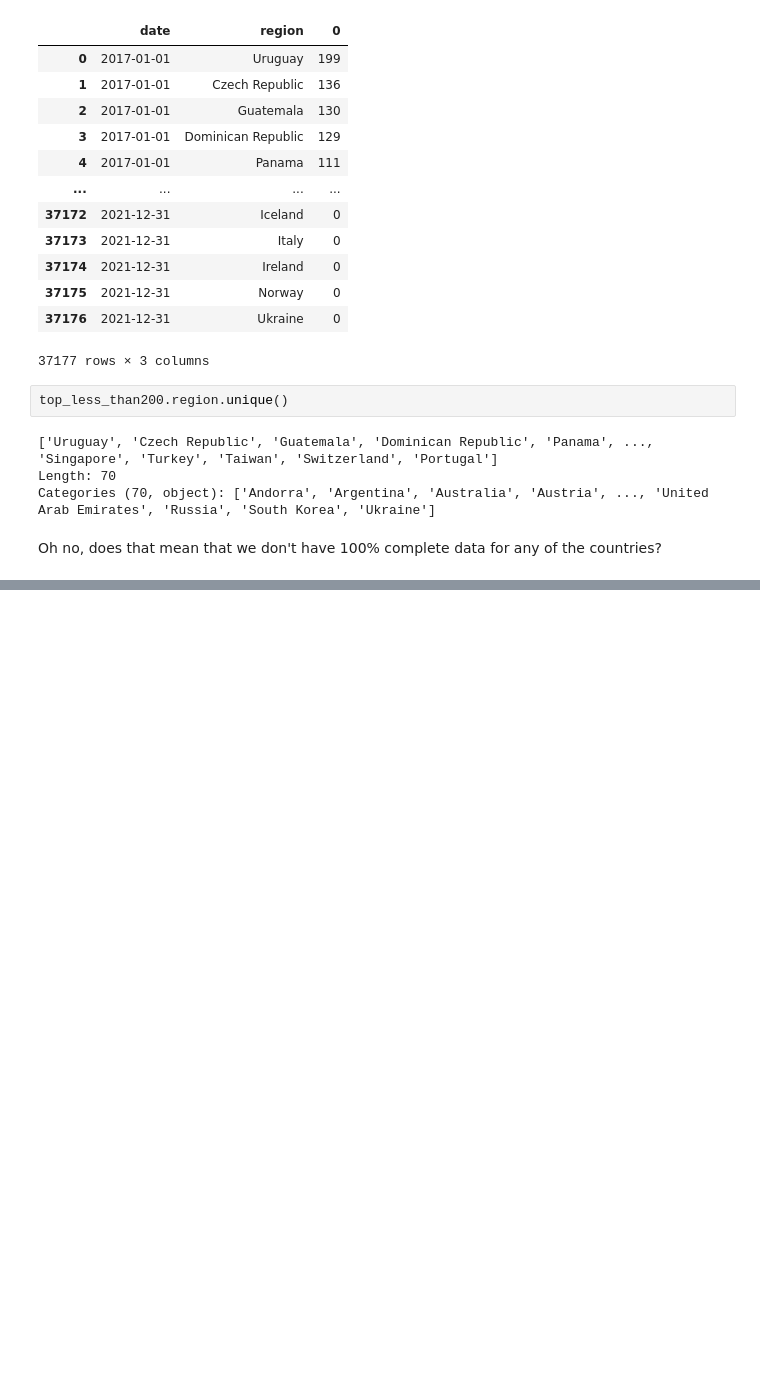
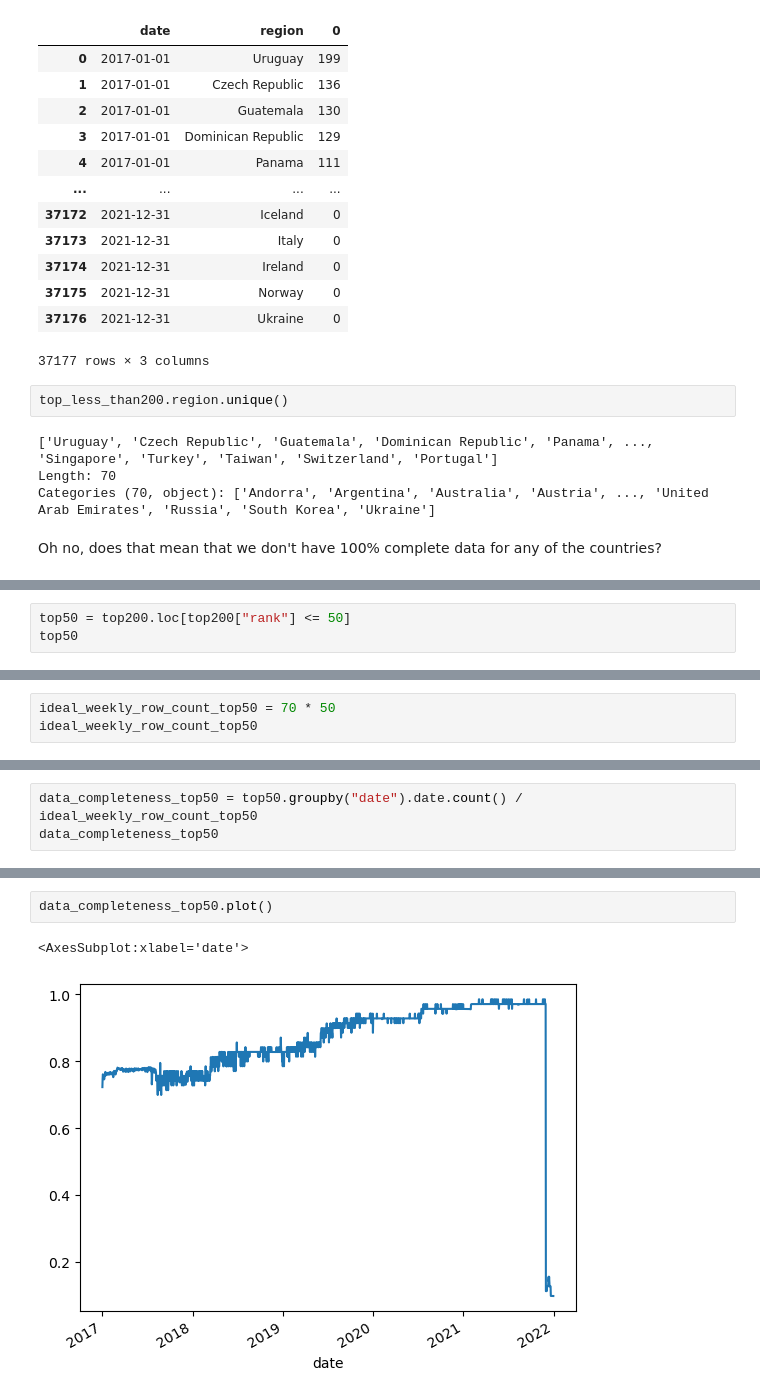
Before and after one commit to Sejmou/exploring-spotify-charts, a Jupyter notebook: data-exploration/spotify_weekly_charts.ipynb, the cells around one changed output, grey strips where cells are left out. Drawn from its saved outputs; the diff is of its cells as text; blank space fills up the shorter version.

```diff
--- a/data-exploration/spotify_weekly_charts.ipynb
+++ b/data-exploration/spotify_weekly_charts.ipynb
@@ -249,0 +202,3 @@ KeyboardInterrupt:
+# %%
+top50 = top200.loc[top200["rank"] <= 50]
+top50
@@ -249,0 +219,3 @@ KeyboardInterrupt:
+# %%
+ideal_weekly_row_count_top50 = 70 * 50
+ideal_weekly_row_count_top50
@@ -249,0 +262,3 @@ KeyboardInterrupt:
+# %%
+data_completeness_top50 = top50.groupby("date").date.count() / ideal_weekly_row_count_top50
+data_completeness_top50
@@ -249,0 +279,5 @@ KeyboardInterrupt:
+# %%
+data_completeness_top50.plot()
+# %% [output]
+<AxesSubplot:xlabel='date'>
+[figure, added]
```
Also changed, not shown: parts of 34 cells of this notebook, 2 other files.
